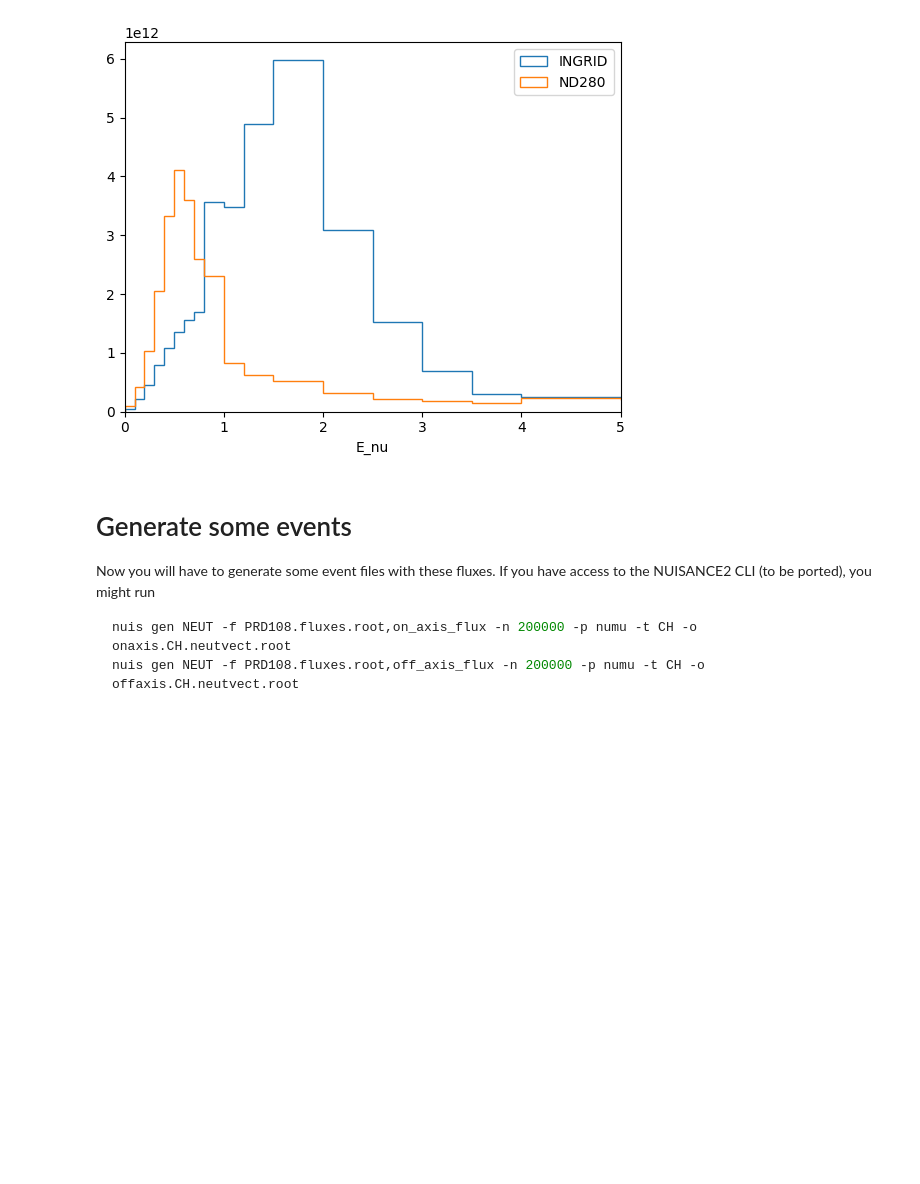
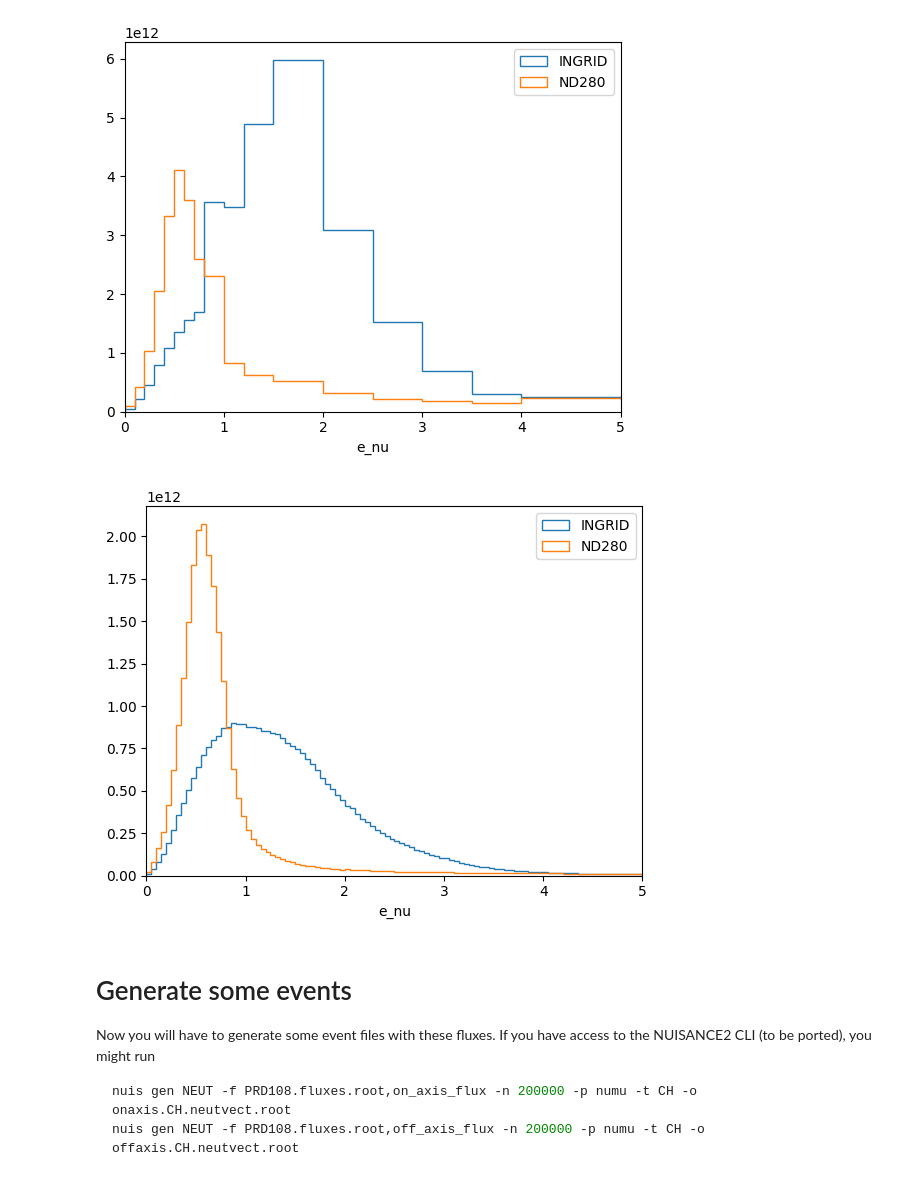
Before and after one commit to NUISANCEMC/nuisance3, a Jupyter notebook: notebooks/t2konoffaxis.ipynb, the cells around one changed output. Saved outputs shown, nothing was run; the diff lists cells and outputs as text; code cells hidden in the pictures; blank space fills up the shorter version.

```diff
--- a/notebooks/t2konoffaxis.ipynb
+++ b/notebooks/t2konoffaxis.ipynb
@@ -52,8 +54,11 @@ On Axis: CH
 # %% [markdown]
 # Fluxes
 # %%
-on_axis_flux = pn.convert.HistFrame.from_yaml_str(str(data_files["flux-onaxis.yaml"]))
-off_axis_flux = pn.convert.HistFrame.from_yaml_str(str(data_files["flux-offaxis.yaml"]))
+on_axis_flux = pn.convert.HistFrame.from_yaml_str(str(on_axis_flux_table))
+off_axis_flux = pn.convert.HistFrame.from_yaml_str(str(off_axis_flux_table))
+
+on_axis_flux_fine = pn.convert.HistFrame.from_yaml_str(str(data_files['flux-onaxis-postfit-fine.yaml']))
+off_axis_flux_fine = pn.convert.HistFrame.from_yaml_str(str(data_files['flux-offaxis-postfit-fine.yaml']))
 # %%
 on_axis_flux.mpl().hist(label="INGRID", histtype="step")
 off_axis_flux.mpl().hist(label="ND280", histtype="step")
@@ -64,6 +69,16 @@ plt.legend()
 plt.show()
 # %% [output]
 [figure]
+# %%
+on_axis_flux_fine.mpl().hist(label="INGRID", histtype="step")
+off_axis_flux_fine.mpl().hist(label="ND280", histtype="step")
+
+plt.xlim([0,5])
+
+plt.legend()
+plt.show()
+# %% [output]
+[figure, added]
 # %%
 # import ROOT
 # %%
```
Also changed, not shown: parts of 11 cells of this notebook.
